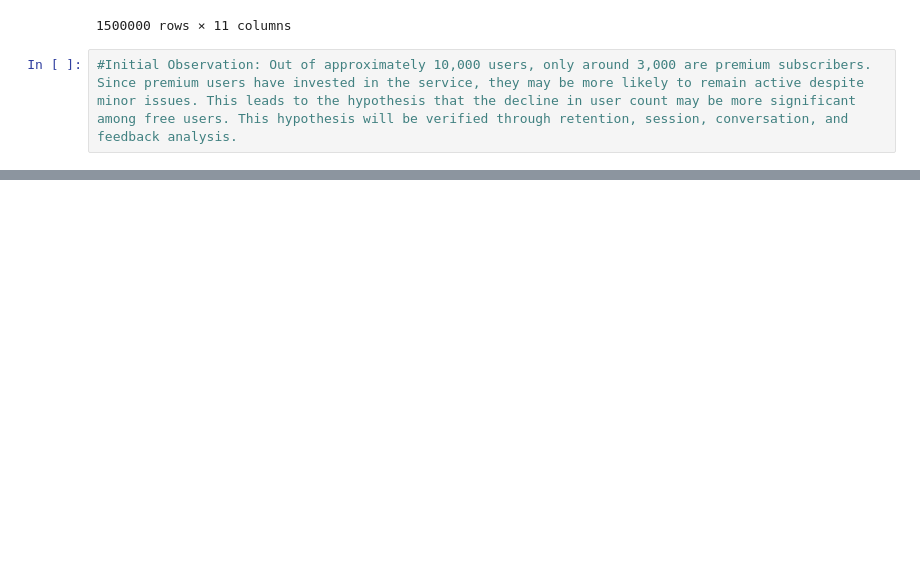
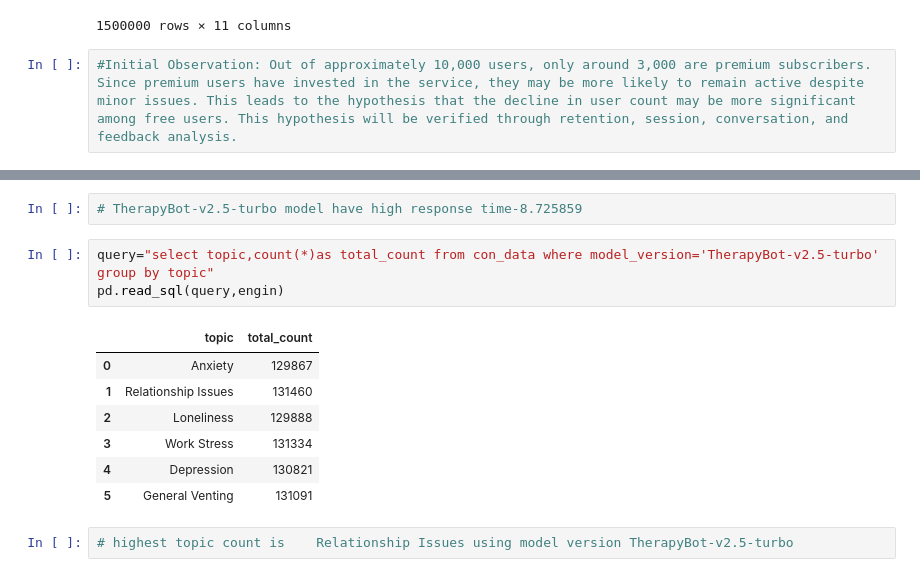
Before and after one commit to vishva0710/ai-chatbot-user-retention-analysis, a Jupyter notebook: AI_Chatbot_User_Retention_Analysis.ipynb, the cells around one changed output, grey strips where cells are left out. Saved outputs shown, nothing was run; the diff lists cells and outputs as text; blank space fills up the shorter version.

Commit message:
TherapyBot-v2.5-turbo

```diff
--- a/AI_Chatbot_User_Retention_Analysis.ipynb
+++ b/AI_Chatbot_User_Retention_Analysis.ipynb
@@ -853,0 +881,15 @@ pd.read_sql('select * from con_data',engin)
+# %%
+# TherapyBot-v2.5-turbo model have high response time-8.725859
+# %%
+query="select topic,count(*)as total_count from con_data where model_version='TherapyBot-v2.5-turbo' group by topic"
+pd.read_sql(query,engin)
+# %% [output]
+|  | topic | total_count |
+| 0 | Anxiety | 129867 |
+| 1 | Relationship Issues | 131460 |
+| 2 | Loneliness | 129888 |
+| 3 | Work Stress | 131334 |
+| 4 | Depression | 130821 |
+| 5 | General Venting | 131091 |
+# %%
+# highest topic count is 	Relationship Issues	using model version TherapyBot-v2.5-turbo
```
Also changed, not shown: parts of 9 cells of this notebook.
